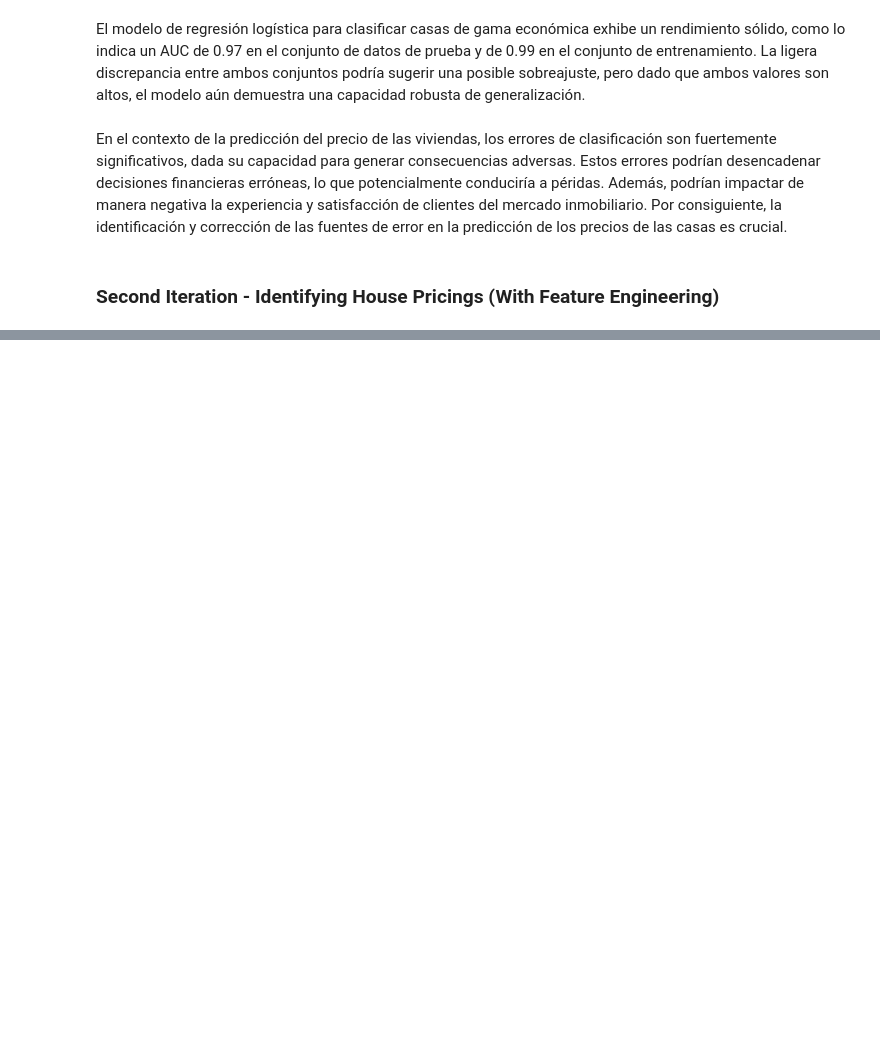
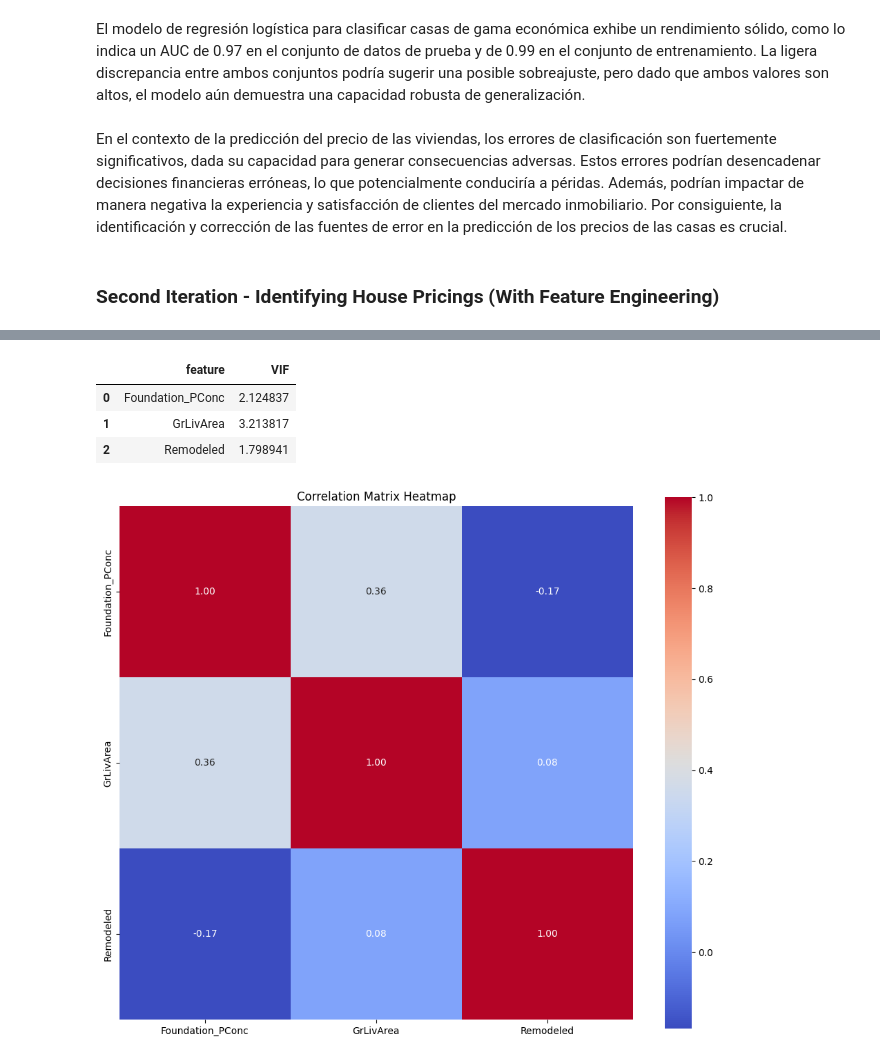
Before and after one commit to Andrea-gt/dm-hw-logr, a Jupyter notebook: dm_hw_logr.ipynb, the cells around one changed output, grey strips where cells are left out. Drawn from its saved outputs; the diff is of its cells as text; code cells hidden in the pictures; blank space fills up the shorter version.

Commit message:
feat: Correlation Analysis

```diff
--- a/dm_hw_logr.ipynb
+++ b/dm_hw_logr.ipynb
@@ -636,0 +702,2 @@ En el contexto de la predicción del precio de las viviendas, los errores de cla
+# %%
+test = X_test_expensive[selectedColumns]
@@ -636,0 +708,16 @@ En el contexto de la predicción del precio de las viviendas, los errores de cla
+# %%
+# Select only the boolean columns
+bool_df = test.select_dtypes(include=bool)
+
+# Convert boolean columns to integer
+intBool = bool_df.astype(int)
+
+# Concatenate the integer boolean columns with the non-boolean columns
+test = pd.concat([intBool, test.drop(columns=bool_df.columns)], axis=1)
+
+# VIF dataframe
+vif_data = pd.DataFrame()
+vif_data["feature"] = test.columns
+
+# Calculating VIF for each feature
+vif_data["VIF"] = [variance_inflation_factor(test.values, i) for i in range(len(test.columns))]
@@ -636,0 +744,12 @@ En el contexto de la predicción del precio de las viviendas, los errores de cla
+# %%
+# Binary feature indicating whether the house was remodeled or not.
+test['Remodeled'] = (test['YearRemodAdd'] != test['YearBuilt']).astype(int)
+
+# List of columns to drop
+columnstoDrop = ['GarageCars', 'GarageYrBlt', 'TotRmsAbvGrd', 'KitchenQual', 'BsmtQual', 'ExterQual', '1stFlrSF',
+                 'TotalBsmtSF', 'GarageArea', 'FullBath', 'Fireplaces', 'OverallQual', 'YearRemodAdd', 'YearBuilt']
+
+# Drop the specified columns
+test = test.drop(columns=columnstoDrop)
+
+test
@@ -636,0 +777,18 @@ En el contexto de la predicción del precio de las viviendas, los errores de cla
+# %%
+vif_data
+# %% [output]
+|  | feature | VIF |
+| 0 | Foundation_PConc | 2.124837 |
+| 1 | GrLivArea | 3.213817 |
+| 2 | Remodeled | 1.798941 |
+# %%
+corrMatrix = test.corr()
+tidy_corr_matrix = corrMatrix.reset_index().melt(id_vars='index').rename(columns={'index': 'Variable 1', 'variable': 'Variable 2', 'value': 'Correlation'})
+tidy_corr_matrix = tidy_corr_matrix[tidy_corr_matrix['Variable 1'] != tidy_corr_matrix['Variable 2']]
+
+plt.figure(figsize=(12, 10))
+sns.heatmap(corrMatrix, annot=True, fmt=".2f", cmap='coolwarm', cbar=True, square=True)
+plt.title("Correlation Matrix Heatmap")
+plt.show()
+# %% [output]
+[figure, added]
```
Also changed, not shown: parts of 31 cells of this notebook.
